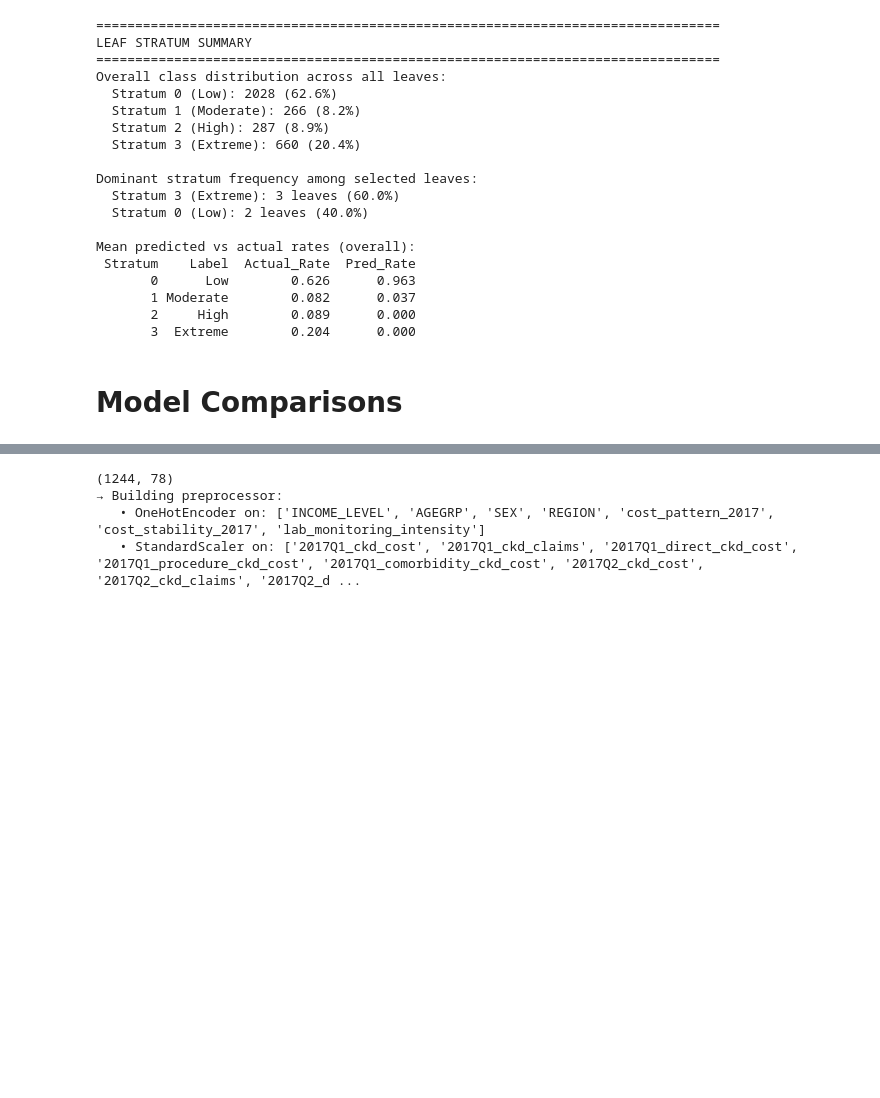
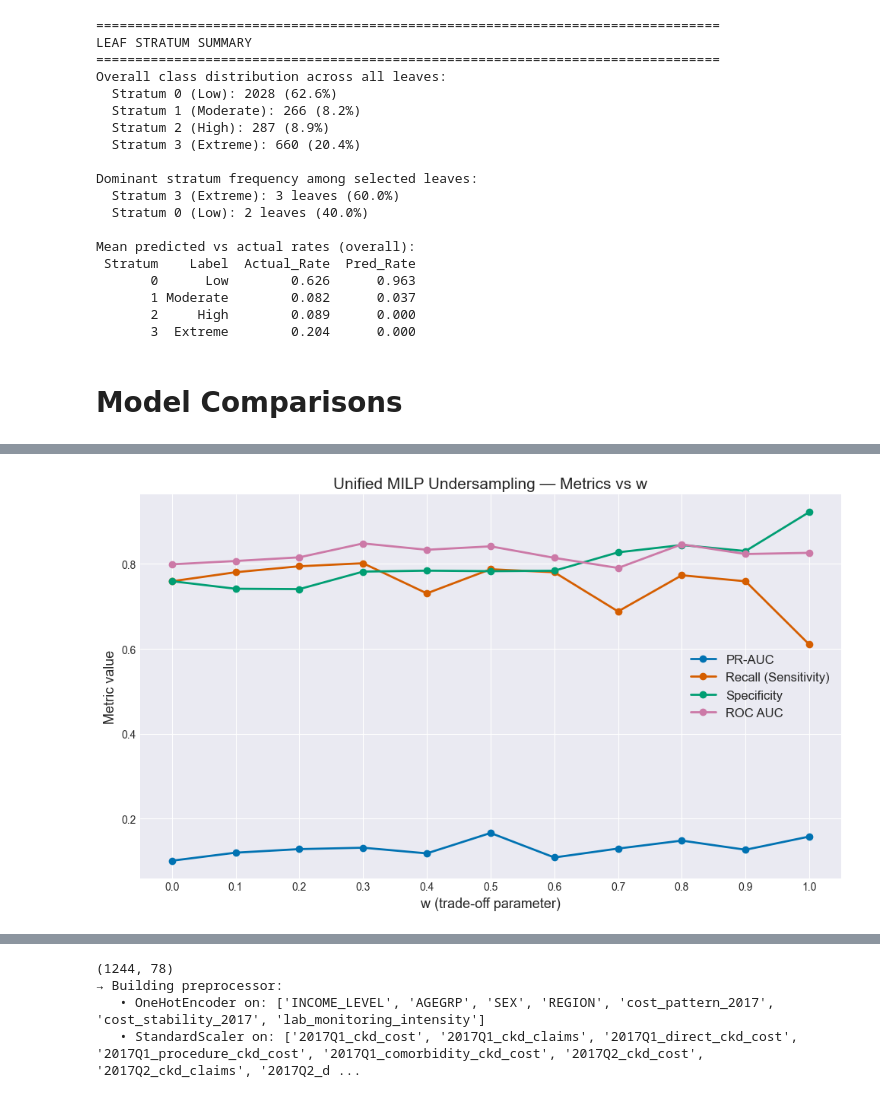
Before and after one commit to cat2510/optimization_guided_curation_ICML, a Jupyter notebook: multiobjective_undersampling.ipynb, the cells around one changed output, grey strips where cells are left out. Cells and saved outputs as stored; diff of their text form; code cells hidden in the pictures; blank space fills up the shorter version.

Commit message:
Multiobjective optimization (double facility and push-pull versions) with results run

```diff
--- a/bilevel_optimization.ipynb
+++ b/multiobjective_undersampling.ipynb
@@ -695,0 +707,9 @@ Specificity: 0.815
+# %%
+results_dir = "./w_sweep_results_pushpull_ratio2/" #allmajority
+w_values = np.linspace(0.0, 1.0, 11)
+
+for w in w_values:
+    save_path = f"{results_dir}/undersampled_w_{w:.2f}.csv"
+    undersampled_training_data = pd.read_csv(save_path)
+    print("Final shape at w",w, " ",undersampled_training_data.shape)
+    print(undersampled_training_data["cost_stratum_2018"].value_counts())
@@ -695,0 +734,76 @@ Specificity: 0.815
+# %%
+import re,os
+import pickle
+
+results_dir = "./w_sweep_results_pushpull_ratio2/"
+#results_dir = "./w_sweep_results_dispersion/"
+# Regex to extract w value from filename "metrics_full_w_0.25.pkl"
+pattern = re.compile(r"metrics_full_w_([0-9.]+)\.pkl")
+
+records = []
+
+# Load all pickle metric files
+for fname in os.listdir(results_dir):
+    m = pattern.match(fname)
+    if not m:
+        continue
+
+    w = float(m.group(1))
+    path = os.path.join(results_dir, fname)
+
+    with open(path, "rb") as f:
+        metrics = pickle.load(f)
+
+    metrics = metrics.copy()      # avoid mutating original dict
+    metrics["w"] = w
+
+    # Remove leaf_metrics (big dataframe)
+    if "leaf_metrics" in metrics:
+        del metrics["leaf_metrics"]
+
+    records.append(metrics)
+
+# Create DataFrame sorted by w
+df = pd.DataFrame(records).sort_values("w").reset_index(drop=True)
+plt.style.use("seaborn-v0_8-darkgrid")
+
+metrics_to_plot = ["pr_auc", "sensitivity", "specificity", "auc"]
+titles = ["PR-AUC", "Recall (Sensitivity)", "Specificity", "ROC AUC"]
+colors = ["#0072B2", "#D55E00", "#009E73", "#CC79A7"]
+
+# ---------------------------
+# Combined plot
+# ---------------------------
+plt.figure(figsize=(10, 6))
+for metric, title, c in zip(metrics_to_plot, titles, colors):
+    plt.plot(df["w"], df[metric], marker="o", linewidth=2, label=title, color=c)
+
+plt.xlabel("w (trade-off parameter)", fontsize=13)
+plt.ylabel("Metric value", fontsize=13)
+plt.title("Unified MILP Undersampling — Metrics vs w", fontsize=15)
+plt.legend(fontsize=12)
+plt.xticks(df["w"])
+plt.tight_layout()
+plt.show()
+
+
+
+# ---------------------------
+# Separate subplot grid
+# ---------------------------
+fig, axes = plt.subplots(2, 2, figsize=(12, 8))
+axes = axes.ravel()
+
+for ax, metric, title, c in zip(axes, metrics_to_plot, titles, colors):
+    ax.plot(df["w"], df[metric], marker="o", color=c, linewidth=2)
+    ax.set_title(title)
+    ax.set_xlabel("w")
+    ax.set_ylabel("value")
+    ax.set_xticks(df["w"])
+    ax.grid(True)
+
+fig.suptitle("Unified MILP Undersampling\nPerformance Metrics Across w", fontsize=15, y=1.02)
+plt.tight_layout()
+plt.show()
+# %% [output]
+[figure, added]
```
Also changed, not shown: parts of 8 cells of this notebook, 16 other files.
